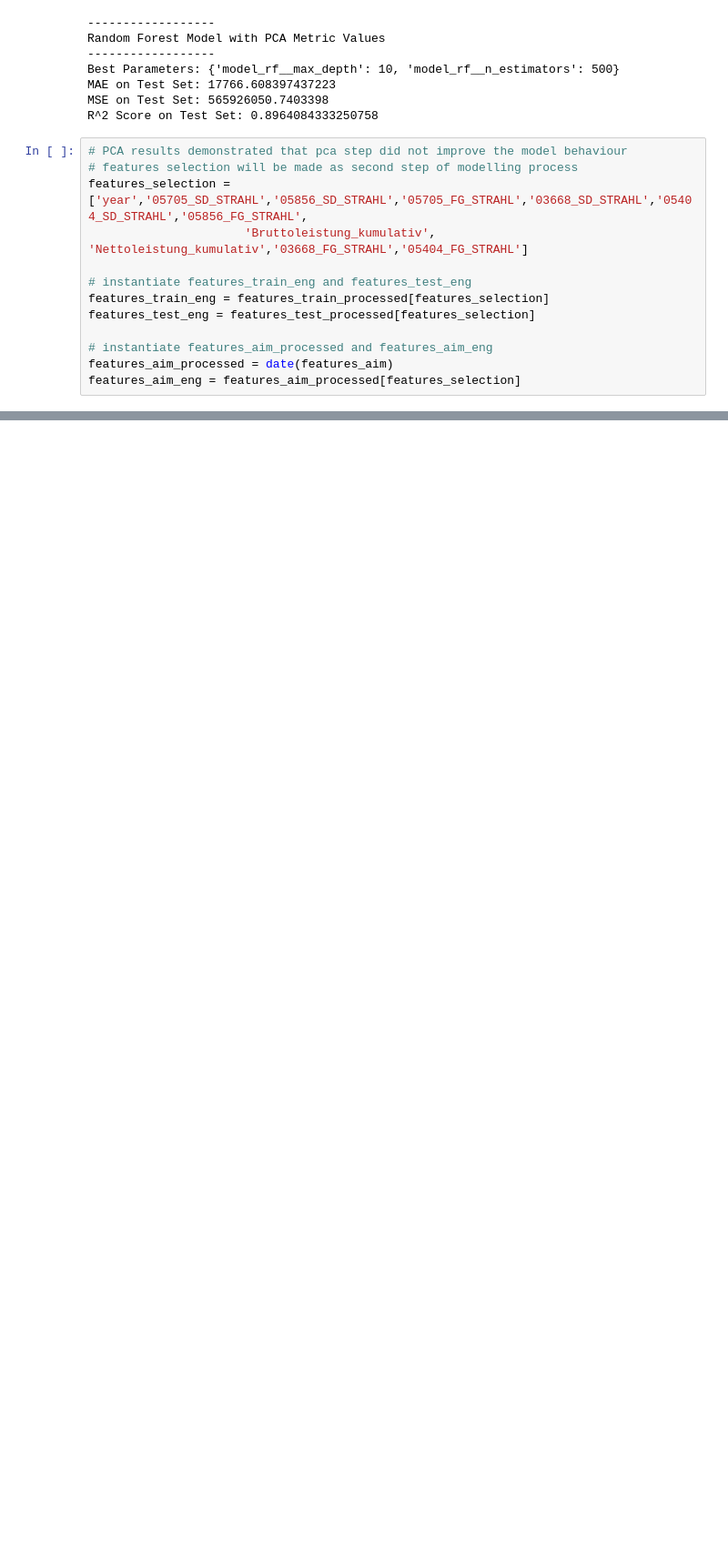
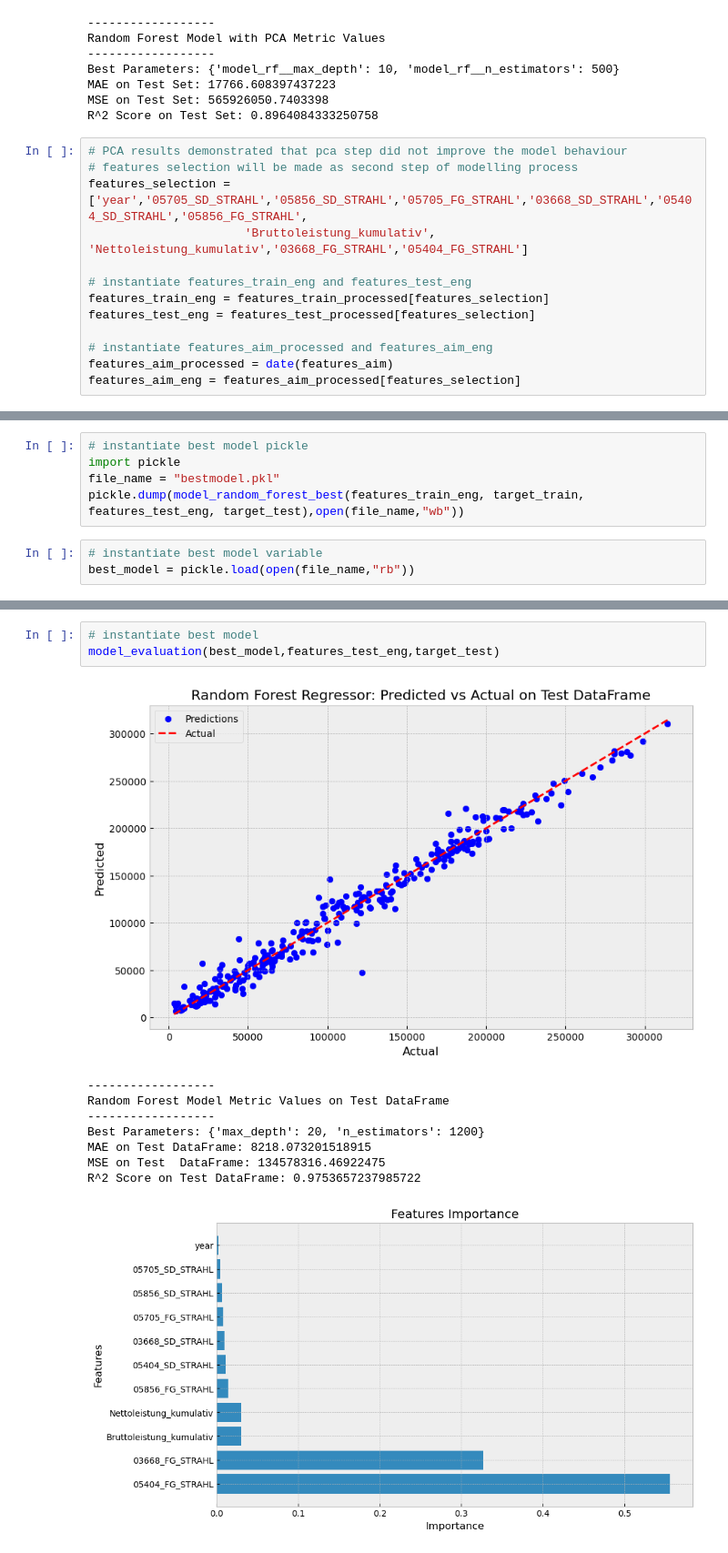
Before and after one commit to raminsdp/Energy_Production_data_repo, a Jupyter notebook: Jupyter_Notebooks/rm_Regressor_model.ipynb, the cells around one changed output, grey strips where cells are left out. Shown at 91% size. Drawn from its saved outputs; the diff is of its cells as text; blank space fills up the shorter version.

```diff
--- a/Jupyter_Notebooks/rm_Regressor_model.ipynb
+++ b/Jupyter_Notebooks/rm_Regressor_model.ipynb
@@ -1601,0 +1531,8 @@ R^2 Score on Aim DataFrame: 0.9661381124284202
+# %%
+# instantiate best model pickle
+import pickle
+file_name = "bestmodel.pkl"
+pickle.dump(model_random_forest_best(features_train_eng, target_train, features_test_eng, target_test),open(file_name,"wb"))
+# %%
+# instantiate best model variable
+best_model = pickle.load(open(file_name,"rb"))
@@ -1601,0 +1590,13 @@ R^2 Score on Aim DataFrame: 0.9661381124284202
+# %%
+# instantiate best model
+model_evaluation(best_model,features_test_eng,target_test)
+# %% [output]
+[figure, added]
+------------------
+Random Forest Model Metric Values on Test DataFrame
+------------------
+Best Parameters: {'max_depth': 20, 'n_estimators': 1200}
+MAE on Test DataFrame: 8218.073201518915
+MSE on Test  DataFrame: 134578316.46922475
+R^2 Score on Test DataFrame: 0.9753657237985722
+[figure, added]
```
Also changed, not shown: parts of 18 cells of this notebook.
